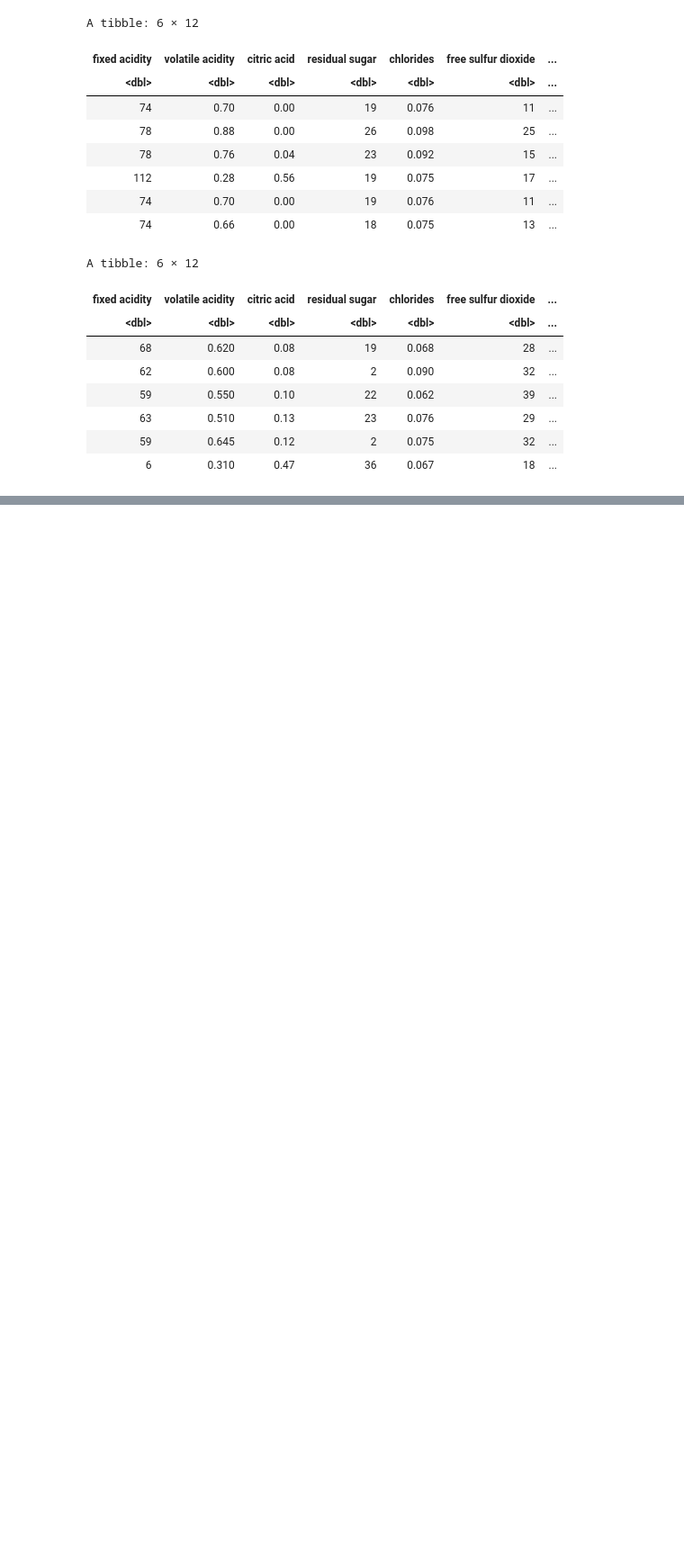
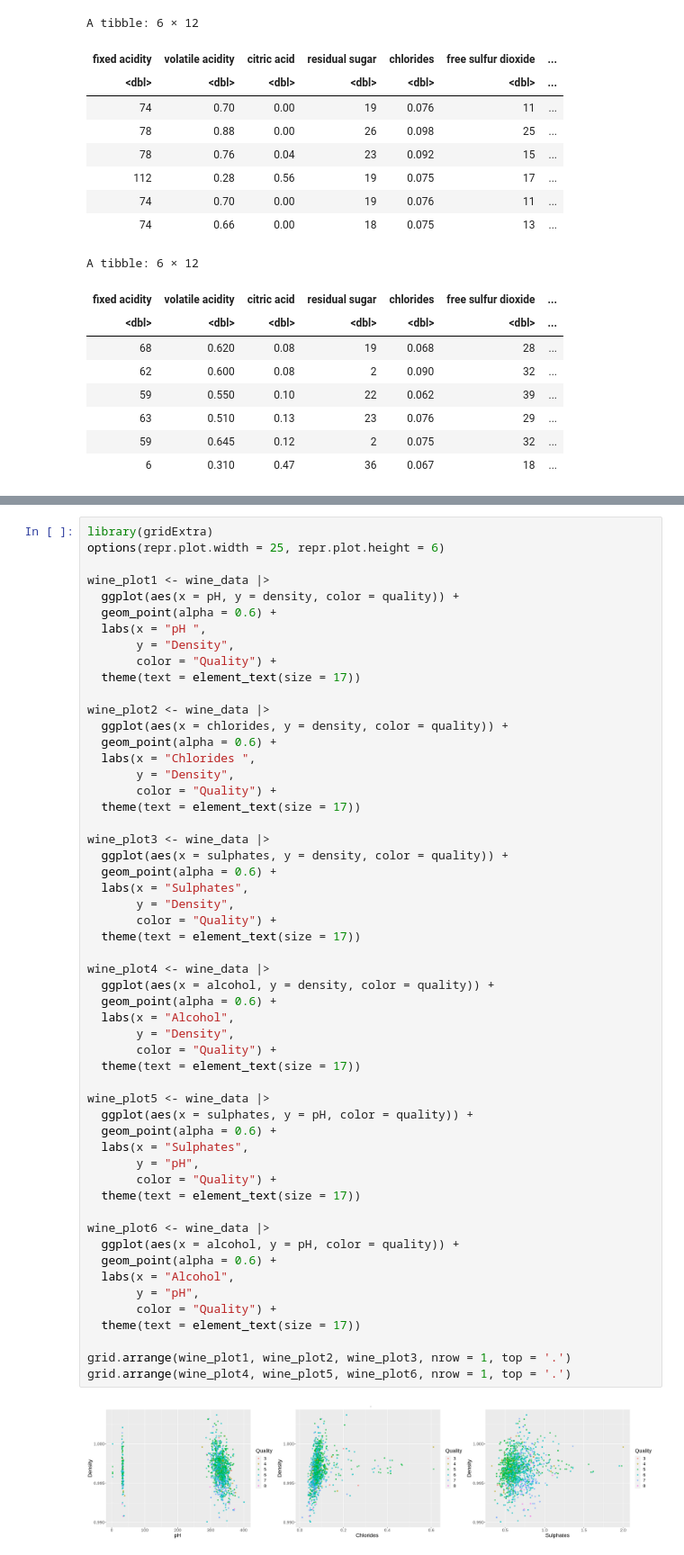
Before and after one commit to choialice707/DSCI-100-Group56-Proj, a Jupyter notebook: group_project_report.ipynb, the cells around one changed output, grey strips where cells are left out. Shown at 90% size. Cells and saved outputs as stored; diff of their text form; blank space fills up the shorter version.

```diff
--- a/group_project_report.ipynb
+++ b/group_project_report.ipynb
@@ -91,0 +152,56 @@ A tibble: 6 × 12
+# %%
+library(gridExtra)
+options(repr.plot.width = 25, repr.plot.height = 6)
+
+wine_plot1 <- wine_data |>
+  ggplot(aes(x = pH, y = density, color = quality)) +
+  geom_point(alpha = 0.6) +
+  labs(x = "pH ",
+       y = "Density",
+       color = "Quality") +
+  theme(text = element_text(size = 17))
+
+wine_plot2 <- wine_data |>
+  ggplot(aes(x = chlorides, y = density, color = quality)) +
+  geom_point(alpha = 0.6) +
+  labs(x = "Chlorides ",
+       y = "Density",
+       color = "Quality") +
+  theme(text = element_text(size = 17))
+
+wine_plot3 <- wine_data |>
+  ggplot(aes(x = sulphates, y = density, color = quality)) +
+  geom_point(alpha = 0.6) +
+  labs(x = "Sulphates",
+       y = "Density",
+       color = "Quality") +
+  theme(text = element_text(size = 17))
+
+wine_plot4 <- wine_data |>
+  ggplot(aes(x = alcohol, y = density, color = quality)) +
+  geom_point(alpha = 0.6) +
+  labs(x = "Alcohol",
+       y = "Density",
+       color = "Quality") +
+  theme(text = element_text(size = 17))
+
+wine_plot5 <- wine_data |>
+  ggplot(aes(x = sulphates, y = pH, color = quality)) +
+  geom_point(alpha = 0.6) +
+  labs(x = "Sulphates",
+       y = "pH",
+       color = "Quality") +
+  theme(text = element_text(size = 17))
+
+wine_plot6 <- wine_data |>
+  ggplot(aes(x = alcohol, y = pH, color = quality)) +
+  geom_point(alpha = 0.6) +
+  labs(x = "Alcohol",
+       y = "pH",
+       color = "Quality") +
+  theme(text = element_text(size = 17))
+
+grid.arrange(wine_plot1, wine_plot2, wine_plot3, nrow = 1, top = '.')
+grid.arrange(wine_plot4, wine_plot5, wine_plot6, nrow = 1, top = '.')
+# %% [output]
+[figure, added]
```
Also changed, not shown: parts of 12 cells of this notebook.
